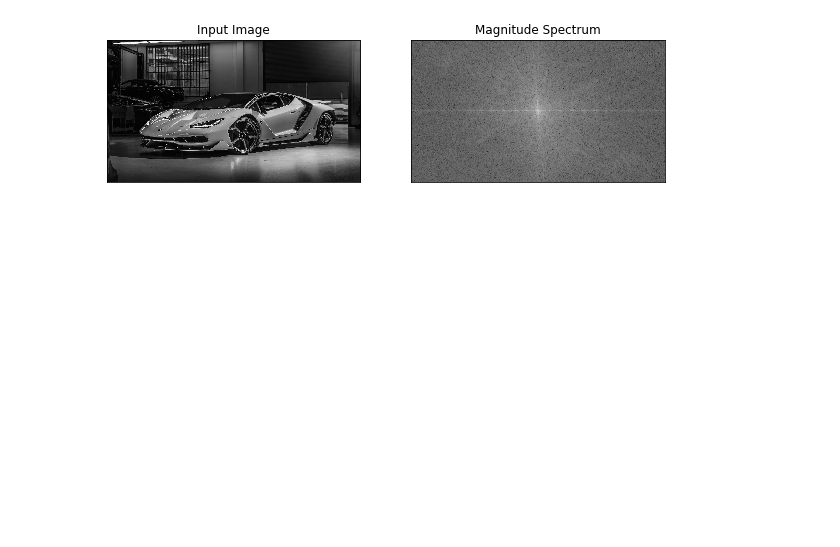
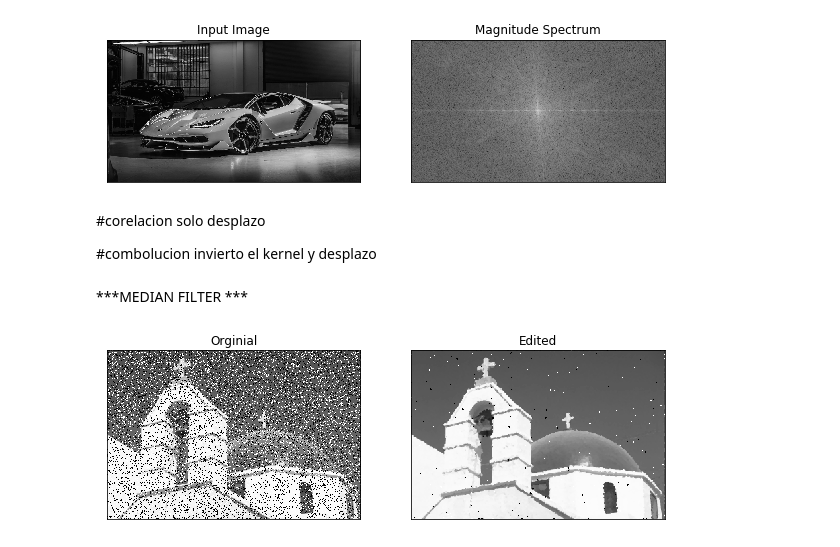
Before and after one commit to jej24/LAB_CLASS_f_espac, a Jupyter notebook: Lab1_class.ipynb, the cells around one changed output. Cells and saved outputs as stored; diff of their text form; code cells hidden in the pictures; blank space fills up the shorter version.

```diff
--- a/Lab1_class.ipynb
+++ b/Lab1_class.ipynb
@@ -56,3 +52,23 @@ magnitude_spectrum = 20*np.log(np.abs(fshift))
 display22(img, magnitude_spectrum, "Input Image", "Magnitude Spectrum")
 # %% [output]
 [figure]
+# %% [markdown]
+#corelacion  solo desplazo
+
+#combolucion invierto el kernel y desplazo
+# %% [markdown]
+***MEDIAN FILTER ***
+# %%
+# READ DE IMAGE
+
+img = cv2.imread("saltlgle.png",0)
+
+#apply the 3x3 median filter on the image
+
+median = cv2.medianBlur(img, 3)
+
+#display image
+
+display22(img, median)
+# %% [output]
+[figure, added]
```
Also changed, not shown: parts of 7 cells of this notebook.
